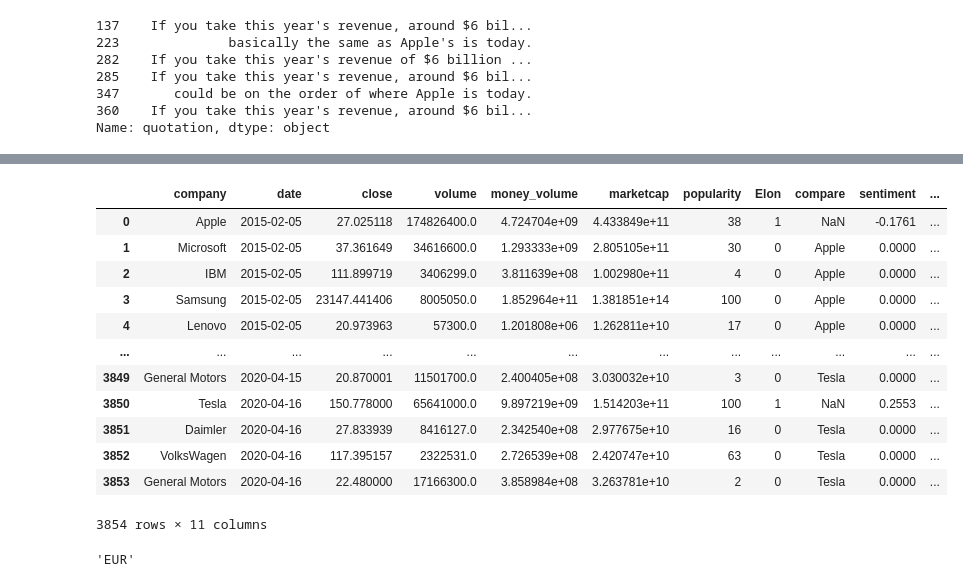
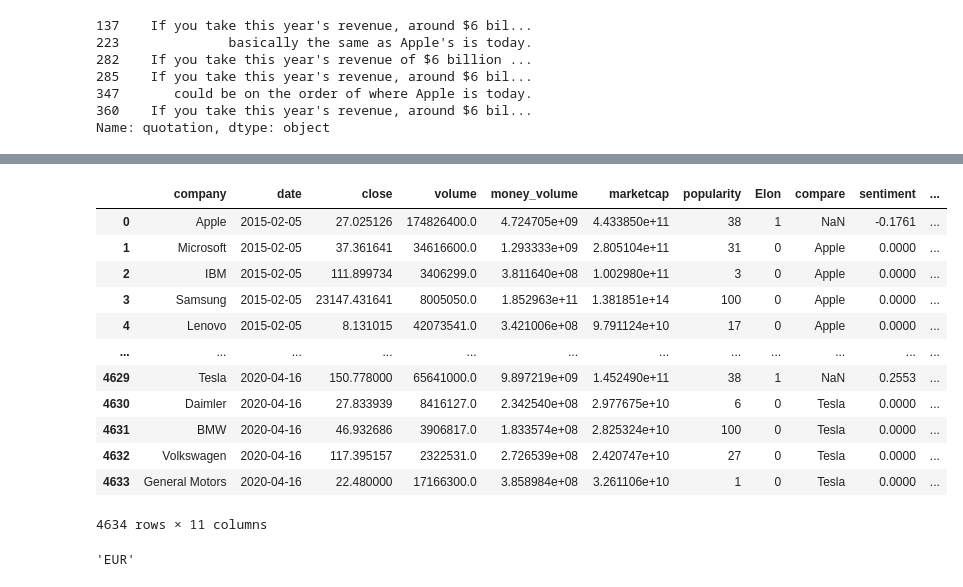
Before and after one commit to LobsterChampage/ada-2021-project-madagascar, a Jupyter notebook: Load Observational Study Data.ipynb, the cells around one changed output, grey strips where cells are left out. Drawn from its saved outputs; the diff is of its cells as text; code cells hidden in the pictures.

```diff
--- a/Load Observational Study Data.ipynb
+++ b/Load Observational Study Data.ipynb
@@ -106,20 +99,20 @@ big_data = pd.concat(frame)
 # %%
-data = pd.read_csv('Data/FinalFeatures2.csv.bz2')
+data = pd.read_csv('Data/FinalFeatures3.csv.bz2')
 data
 # %% [output]
 |  | company | date | close | volume | money_volume | marketcap | popularity | Elon | compare | sentiment | ... |
-| 0 | Apple | 2015-02-05 | 27.025118 | 174826400.0 | 4.724704e+09 | 4.433849e+11 | 38 | 1 | NaN | -0.1761 | ... |
-| 1 | Microsoft | 2015-02-05 | 37.361649 | 34616600.0 | 1.293333e+09 | 2.805105e+11 | 30 | 0 | Apple | 0.0000 | ... |
-| 2 | IBM | 2015-02-05 | 111.899719 | 3406299.0 | 3.811639e+08 | 1.002980e+11 | 4 | 0 | Apple | 0.0000 | ... |
-| 3 | Samsung | 2015-02-05 | 23147.441406 | 8005050.0 | 1.852964e+11 | 1.381851e+14 | 100 | 0 | Apple | 0.0000 | ... |
-| 4 | Lenovo | 2015-02-05 | 20.973963 | 57300.0 | 1.201808e+06 | 1.262811e+10 | 17 | 0 | Apple | 0.0000 | ... |
+| 0 | Apple | 2015-02-05 | 27.025126 | 174826400.0 | 4.724705e+09 | 4.433850e+11 | 38 | 1 | NaN | -0.1761 | ... |
+| 1 | Microsoft | 2015-02-05 | 37.361641 | 34616600.0 | 1.293333e+09 | 2.805104e+11 | 31 | 0 | Apple | 0.0000 | ... |
+| 2 | IBM | 2015-02-05 | 111.899734 | 3406299.0 | 3.811640e+08 | 1.002980e+11 | 3 | 0 | Apple | 0.0000 | ... |
+| 3 | Samsung | 2015-02-05 | 23147.431641 | 8005050.0 | 1.852963e+11 | 1.381851e+14 | 100 | 0 | Apple | 0.0000 | ... |
+| 4 | Lenovo | 2015-02-05 | 8.131015 | 42073541.0 | 3.421006e+08 | 9.791124e+10 | 17 | 0 | Apple | 0.0000 | ... |
 | ... | ... | ... | ... | ... | ... | ... | ... | ... | ... | ... | ... |
-| 3849 | General Motors | 2020-04-15 | 20.870001 | 11501700.0 | 2.400405e+08 | 3.030032e+10 | 3 | 0 | Tesla | 0.0000 | ... |
-| 3850 | Tesla | 2020-04-16 | 150.778000 | 65641000.0 | 9.897219e+09 | 1.514203e+11 | 100 | 1 | NaN | 0.2553 | ... |
-| 3851 | Daimler | 2020-04-16 | 27.833939 | 8416127.0 | 2.342540e+08 | 2.977675e+10 | 16 | 0 | Tesla | 0.0000 | ... |
-| 3852 | VolksWagen | 2020-04-16 | 117.395157 | 2322531.0 | 2.726539e+08 | 2.420747e+10 | 63 | 0 | Tesla | 0.0000 | ... |
-| 3853 | General Motors | 2020-04-16 | 22.480000 | 17166300.0 | 3.858984e+08 | 3.263781e+10 | 2 | 0 | Tesla | 0.0000 | ... |
+| 4629 | Tesla | 2020-04-16 | 150.778000 | 65641000.0 | 9.897219e+09 | 1.452490e+11 | 38 | 1 | NaN | 0.2553 | ... |
+| 4630 | Daimler | 2020-04-16 | 27.833939 | 8416127.0 | 2.342540e+08 | 2.977675e+10 | 6 | 0 | Tesla | 0.0000 | ... |
+| 4631 | BMW | 2020-04-16 | 46.932686 | 3906817.0 | 1.833574e+08 | 2.825324e+10 | 100 | 0 | Tesla | 0.0000 | ... |
+| 4632 | Volkswagen | 2020-04-16 | 117.395157 | 2322531.0 | 2.726539e+08 | 2.420747e+10 | 27 | 0 | Tesla | 0.0000 | ... |
+| 4633 | General Motors | 2020-04-16 | 22.480000 | 17166300.0 | 3.858984e+08 | 3.261106e+10 | 1 | 0 | Tesla | 0.0000 | ... |
-3854 rows × 11 columns
+4634 rows × 11 columns
 # %%
 #from currency_converter import CurrencyConverter
 #c = CurrencyConverter()
```
Also changed, not shown: parts of 5 cells of this notebook, 13 other files.
